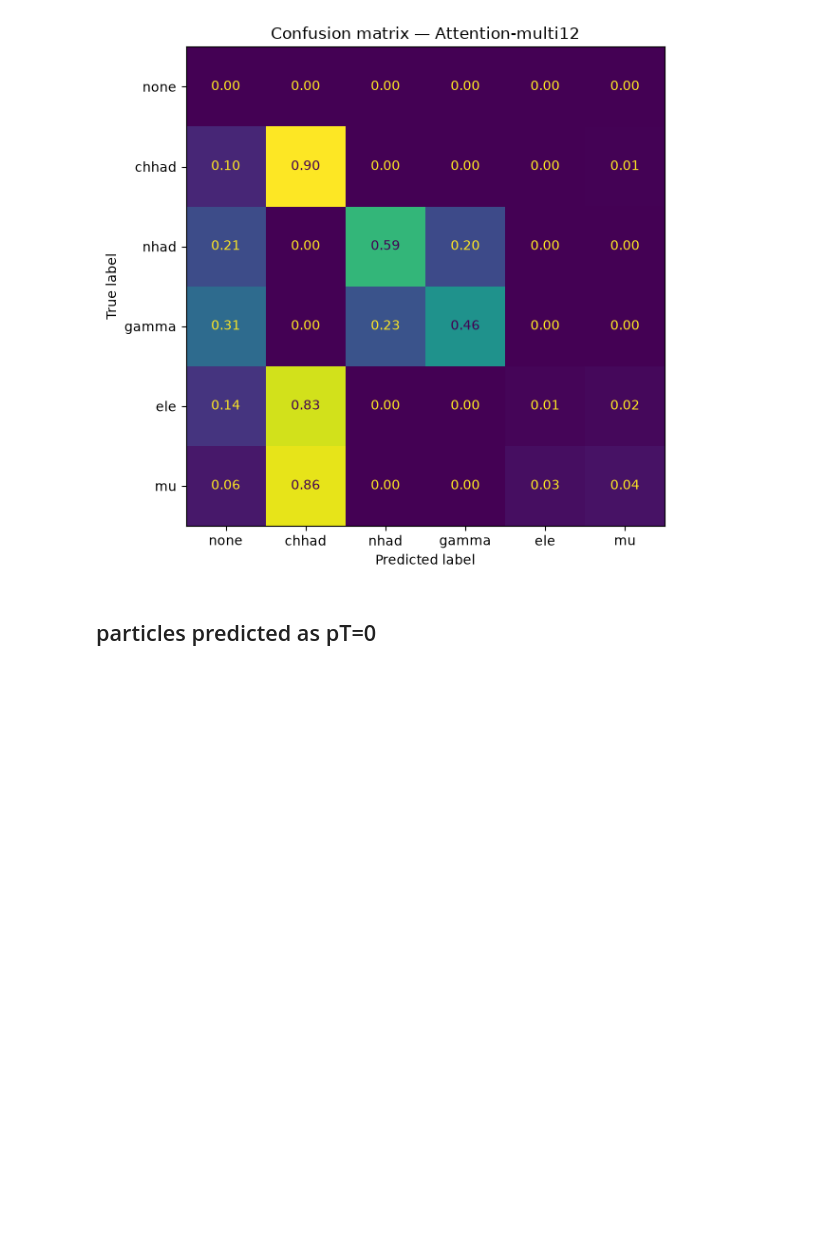
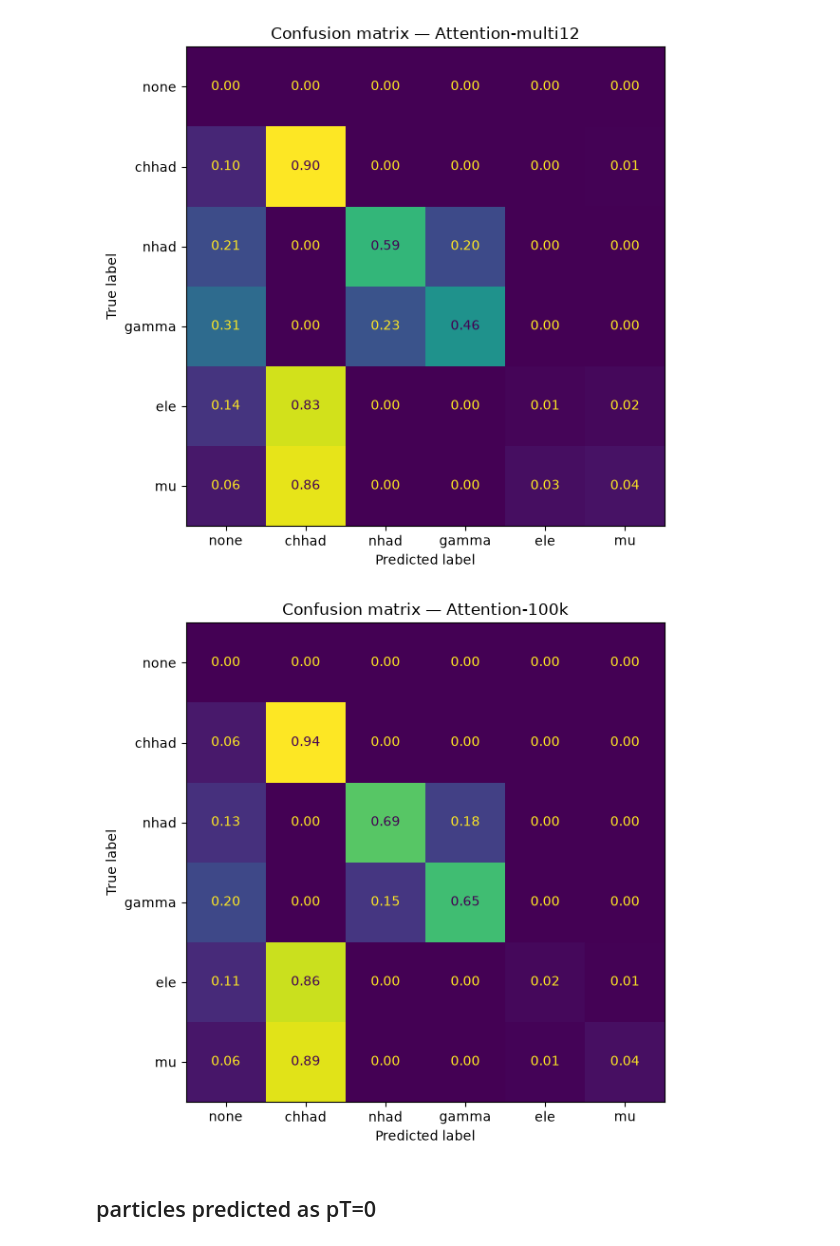
Before and after one commit to TNYASIN/particleflow, a Jupyter notebook: notebooks/muon-predictions.ipynb, the cells around one changed output. Drawn from its saved outputs; the diff is of its cells as text; code cells hidden in the pictures; blank space fills up the shorter version.

Commit message:
confusion matrices for 100k

```diff
--- a/notebooks/muon-predictions.ipynb
+++ b/notebooks/muon-predictions.ipynb
@@ -24,14 +24,16 @@ def load_preds(pred_dir):
     print(f"  -> {len(data)} events")
     return data
 
-data_a = load_preds(os.path.expanduser("~/attention-v2/preds_step_100000/muoncollider_ttbar_pf/"))
-data_g = load_preds(os.path.expanduser("~/muoncollider-attention-preds/muoncollider_ttbar_pf/"))
-data_f = load_preds(os.path.expanduser("~/Downloads/attention-multi12/preds_step_75000/muoncollider_ttbar_pf/"))
+#data_a = load_preds(os.path.expanduser("~/attention-v2/preds_step_100000/muoncollider_ttbar_pf/"))
+#data_g = load_preds(os.path.expanduser("~/muoncollider-attention-preds/muoncollider_ttbar_pf/"))
+#data_f = load_preds(os.path.expanduser("~/Downloads/attention-multi12/preds_step_75000/muoncollider_ttbar_pf/"))
 
-data_h = load_preds(os.path.expanduser("~/Downloads/attention-multi12/preds_step_22500/muoncollider_ttbar_pf/"))
+#data_h = load_preds(os.path.expanduser("~/Downloads/attention-multi12/preds_step_22500/muoncollider_ttbar_pf/"))
+data_i = load_preds(os.path.expanduser("~/Downloads/attention-100k/preds_step_300000/muoncollider_ttbar_pf/"))
 
-target_a, pred_a, cand_a = data_a["particles"]["target"], data_a["particles"]["pred"], data_a["particles"]["cand"]
-target_g, pred_g, cand_g = data_g["particles"]["target"], data_g["particles"]["pred"], data_g["particles"]["cand"]
-target_f, pred_f, cand_f = data_f["particles"]["target"], data_f["particles"]["pred"], data_f["particles"]["cand"]
-target_h, pred_h, cand_h = data_h["particles"]["target"], data_h["particles"]["pred"], data_h["particles"]["cand"]
+#target_a, pred_a, cand_a = data_a["particles"]["target"], data_a["particles"]["pred"], data_a["particles"]["cand"]
+#target_g, pred_g, cand_g = data_g["particles"]["target"], data_g["particles"]["pred"], data_g["particles"]["cand"]
+#target_f, pred_f, cand_f = data_f["particles"]["target"], data_f["particles"]["pred"], data_f["particles"]["cand"]
+#target_h, pred_h, cand_h = data_h["particles"]["target"], data_h["particles"]["pred"], data_h["particles"]["cand"]
+target_i, pred_i, cand_i = data_i["particles"]["target"], data_i["particles"]["pred"], data_i["particles"]["cand"]
 # %% [output]
@@ -171,6 +182,17 @@ plt.tight_layout()
 plt.show()
 # %% [output]
 [figure]
+# %%
+
+fig, ax = plt.subplots(figsize=(7, 6))
+cm = make_cm(target_i, pred_i)
+ConfusionMatrixDisplay(cm, display_labels=CLASS_NAMES).plot(ax=ax, colorbar=False, values_format=".2f")
+ax.set_title("Confusion matrix — Attention-100k")
+
+plt.tight_layout()
+plt.show()
+# %% [output]
+[figure, added]
 # %% [markdown]
 ## particles predicted as pT=0
 # %%
```
Also changed, not shown: parts of 11 cells of this notebook.
